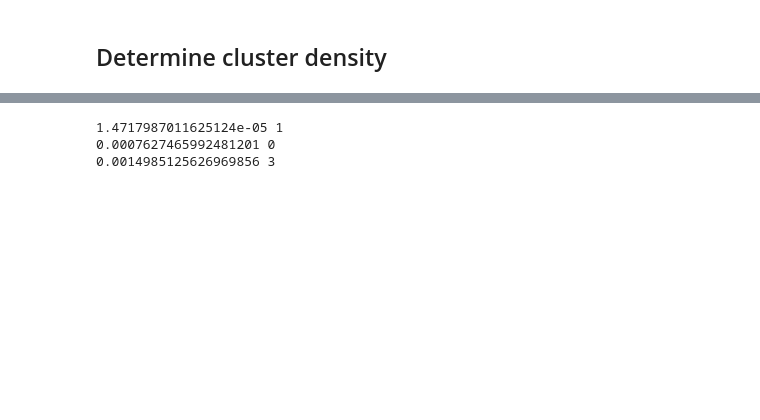
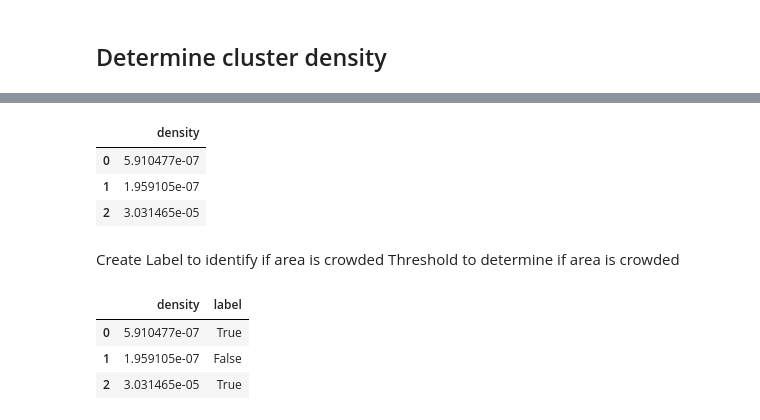
Before and after one commit to Uzair05/crowdDetection, a Jupyter notebook: CrowdCounting.ipynb, the cells around one changed output, grey strips where cells are left out. Cells and saved outputs as stored; diff of their text form; code cells hidden in the pictures; blank space fills up the shorter version.

```diff
--- a/CrowdCounting.ipynb
+++ b/CrowdCounting.ipynb
@@ -122,17 +115,21 @@ Successfully detected two clusters of high density
-# %%
-## look to replace for-loop by native group-by implementation
-for i in vol["label"].unique():
-    v = vol[vol["label"]==i]
-    x = v["x"]
-    y = v["y"]
-    h = v["w"]
-    area = abs(x.min()-x.max())*abs(y.min()-y.max())*abs(h.min()-h.max())
-    if area == 0:
-        continue
-    density = v.size/area
-    print(density, i)
-print("\n\n")
-# %% [output]
-1.4717987011625124e-05 1
-0.0007627465992481201 0
-0.0014985125626969856 3
+# %%
+tmp = (pd.DataFrame(((res[["x", "y", "w"]].groupby(by=preds).max() - res[["x", "y", "w"]].groupby(by=preds).min()).apply(lambda x: x.x * x.y * x.w, axis=1)), columns=["w"])).rename(columns={"w":"area"})
+density = ((pd.DataFrame(res[["w"]].groupby(by=preds).size(), columns=["area"])/tmp)/(res[["w"]].groupby(by=preds).mean()).rename(columns={'w':"area"})).rename(columns={"area":"density"})
+density
+# %% [output]
+|  | density |
+| 0 | 5.910477e-07 |
+| 1 | 1.959105e-07 |
+| 2 | 3.031465e-05 |
+# %% [markdown]
+Create Label to identify if area is crowded
+    Threshold to determine if area is crowded
+# %%
+crowded = density.copy()
+crowded["label"] = density.apply(lambda x: x>5.910477e-07)
+crowded
+# %% [output]
+|  | density | label |
+| 0 | 5.910477e-07 | True |
+| 1 | 1.959105e-07 | False |
+| 2 | 3.031465e-05 | True |
```
Also changed, not shown: parts of 6 cells of this notebook.
